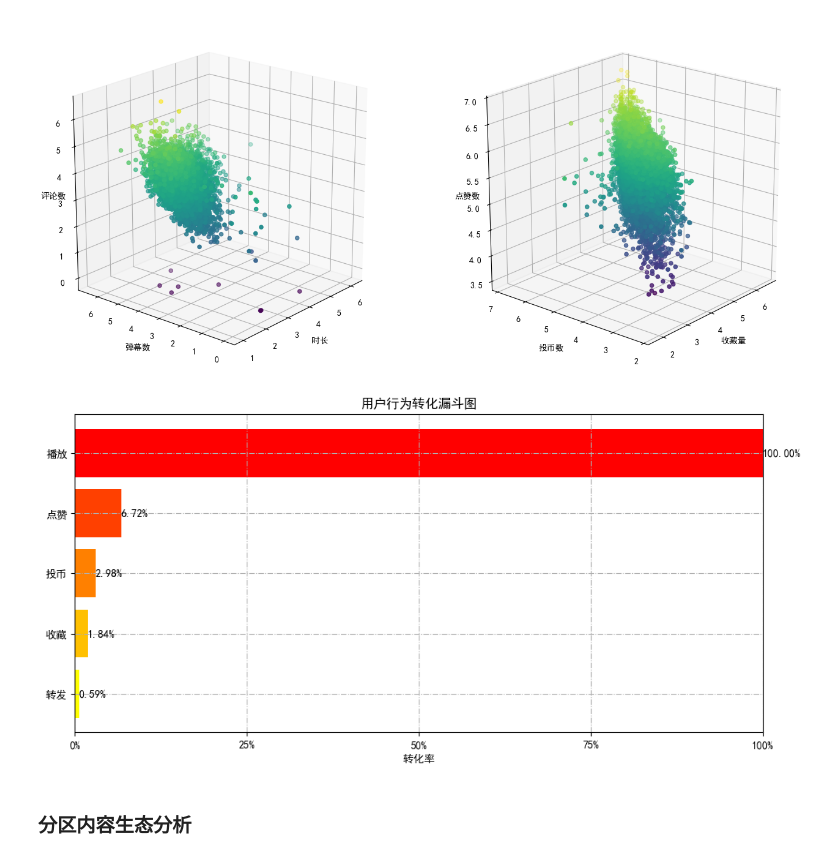
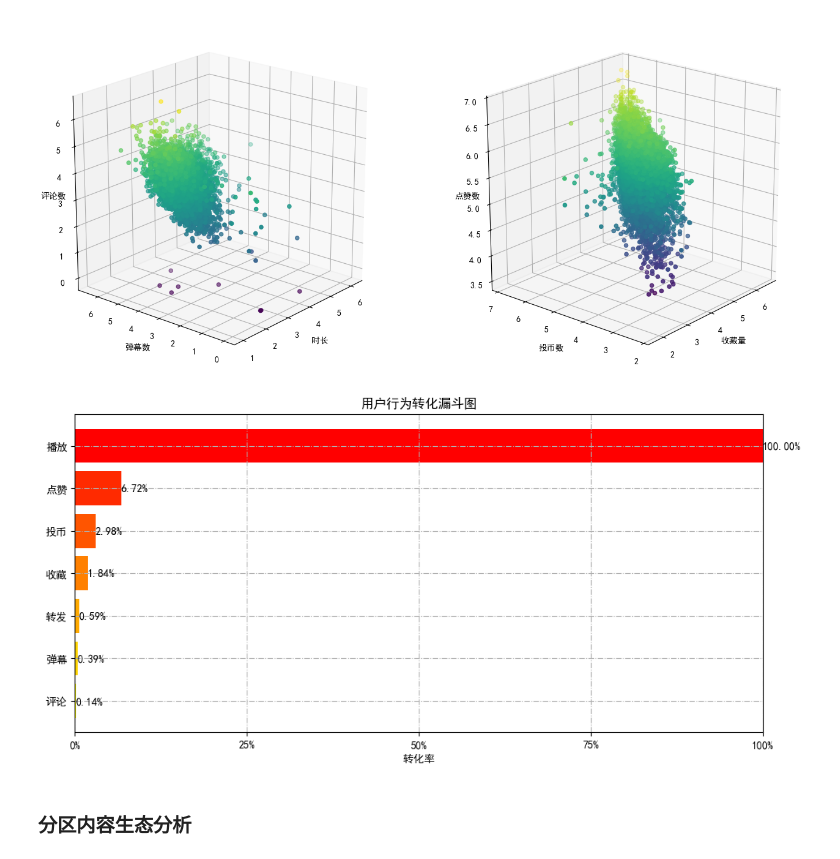
Before and after one commit to YifeiShi0076/bilibili_popular, a Jupyter notebook: code.ipynb, the cells around one changed output. Cells and saved outputs as stored; diff of their text form; code cells hidden in the pictures.

```diff
--- a/code.ipynb
+++ b/code.ipynb
@@ -523,30 +523,30 @@ plt.show()
 [figure]
 # %%
 df =data.copy()
-mean_values = df[['view', 'like','coin','favorite', 'share']].mean()
+mean_values = df[['view', 'like','coin','favorite', 'share','danmaku','reply']].mean()
 
 funnel = mean_values / mean_values['view']
 
 labels = funnel.sort_values().index
 values = funnel.sort_values().values
 
 plt.figure(figsize=(10, 5))
 colors = plt.cm.autumn(np.linspace(1, 0, len(labels)))
 plt.barh(labels, values,color=colors)
 
 plt.title('用户行为转化漏斗图')
 plt.xlabel('转化率')
 plt.xlim(0, 1)
-plt.yticks(['view', 'like','coin', 'favorite', 'share'], ['播放', '点赞','投币', '收藏', '转发'])
+plt.yticks(['view', 'like','coin', 'favorite', 'share','danmaku','reply'], ['播放', '点赞','投币', '收藏', '转发','弹幕','评论'])
 plt.xticks(ticks=[0, 0.25, 0.5, 0.75, 1], labels=['0%', '25%', '50%', '75%', '100%'])
 
 for index, value in enumerate(values):
     plt.text(value, index, f'{value:.2%}', va='center', ha='left')
 plt.grid(True,linestyle='-.')
 plt.tight_layout()
 plt.show()
 # %% [output]
-[figure, old version]
+[figure, new version]
 # %% [markdown]
 ### 分区内容生态分析
 # %%
```
Also changed, not shown: parts of 10 cells of this notebook.
